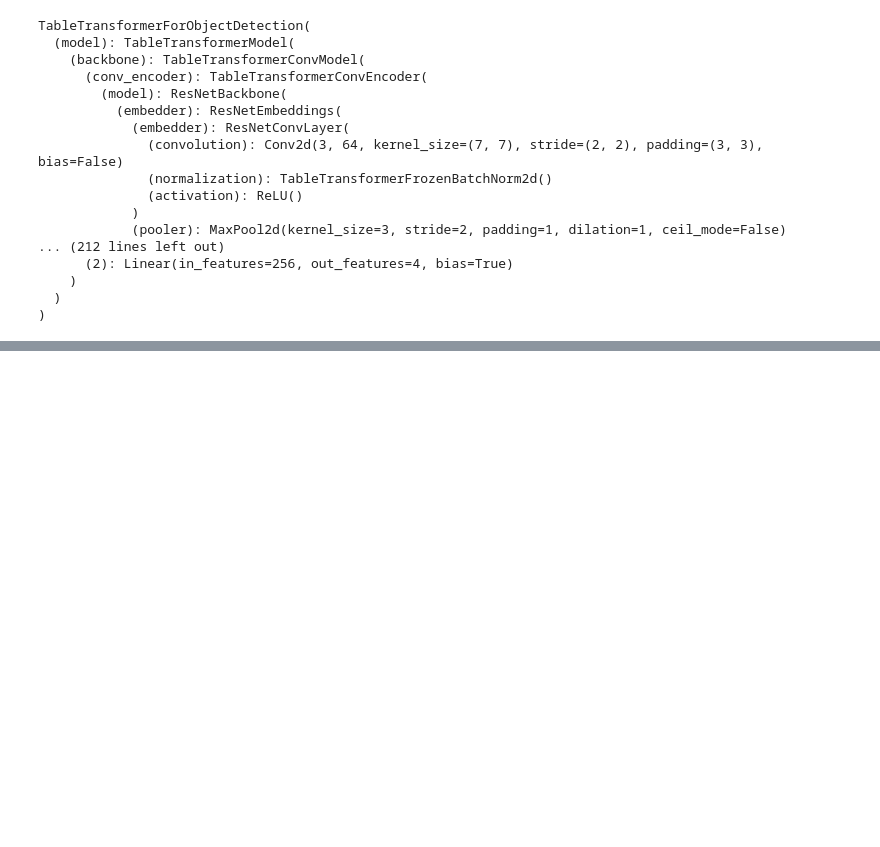
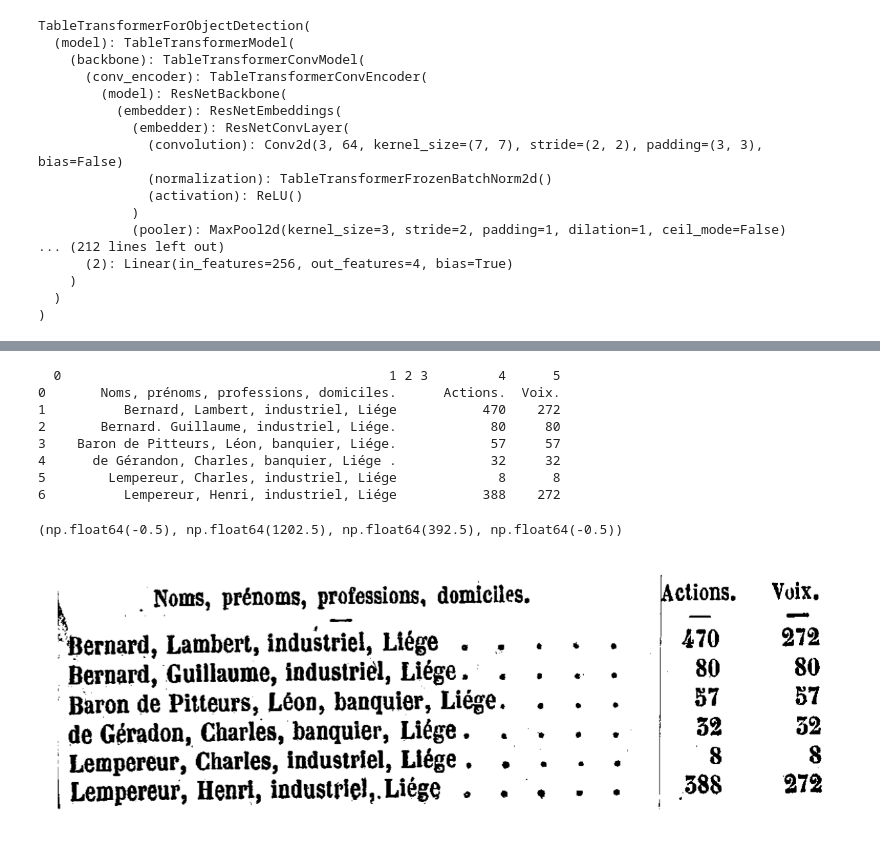
Before and after one commit to GhentCDH/BelHisFirm-BelHisHAAI, a Jupyter notebook: experiments/09_TableTransformer.ipynb, the cells around one changed output, grey strips where cells are left out. Cells and saved outputs as stored; diff of their text form; code cells hidden in the pictures; blank space fills up the shorter version.

```diff
--- a/experiments/09_TableTransformer.ipynb
+++ b/experiments/09_TableTransformer.ipynb
@@ -58,0 +289,30 @@ print(pixel_values.shape)
+# %%
+
+img_width, img_height = cropped_table.size
+
+def normalize_coords(coord, img_width, img_height):
+    x, y = coord
+    norm_x = x / img_width
+    norm_y = y / img_height
+    return (norm_x, norm_y)
+
+real_coords_normalized = [normalize_coords(coord, img_width, img_height)
+                          for text, coord in OCR_output]
+
+def calculate_mean_artificial_coords(amount_of_columns, amount_of_rows):
+    artificial_coords = []
+    normalized_c = 1 / amount_of_columns
+    normalized_r = 1 / amount_of_rows
+
+    print("Step size:", normalized_c, normalized_r)
+    for r in range(amount_of_rows):
+        for c in range(amount_of_columns):
+            artificial_coords.append(((c + 0.5) * normalized_c,
+                                      (r + 0.5) * normalized_r))
+    return artificial_coords
+
+artificial_coords = calculate_mean_artificial_coords(columns, rows)
+
+aligned = []
+for artificial, real in zip(artificial_coords, real_coords_normalized):
+    aligned.append((artificial, real))
@@ -58,0 +381,21 @@ print(pixel_values.shape)
+# %%
+import pandas as pd
+
+df = pd.DataFrame(table)
+print(df)
+df.to_excel("output_table.xlsx", index=False)
+
+plt.figure(figsize=(16,10))
+plt.imshow(cropped_table)
+plt.axis('off')
+# %% [output]
+  0                                          1 2 3         4      5
+0       Noms, prénoms, professions, domiciles.      Actions.  Voix.
+1          Bernard, Lambert, industriel, Liége           470    272
+2       Bernard. Guillaume, industriel, Liége.            80     80
+3    Baron de Pitteurs, Léon, banquier, Liége.            57     57
+4      de Gérandon, Charles, banquier, Liége .            32     32
+5        Lempereur, Charles, industriel, Liége             8      8
+6          Lempereur, Henri, industriel, Liége           388    272
+(np.float64(-0.5), np.float64(1202.5), np.float64(392.5), np.float64(-0.5))
+[figure, added]
```
Also changed, not shown: parts of 16 cells of this notebook, 1 other file.
